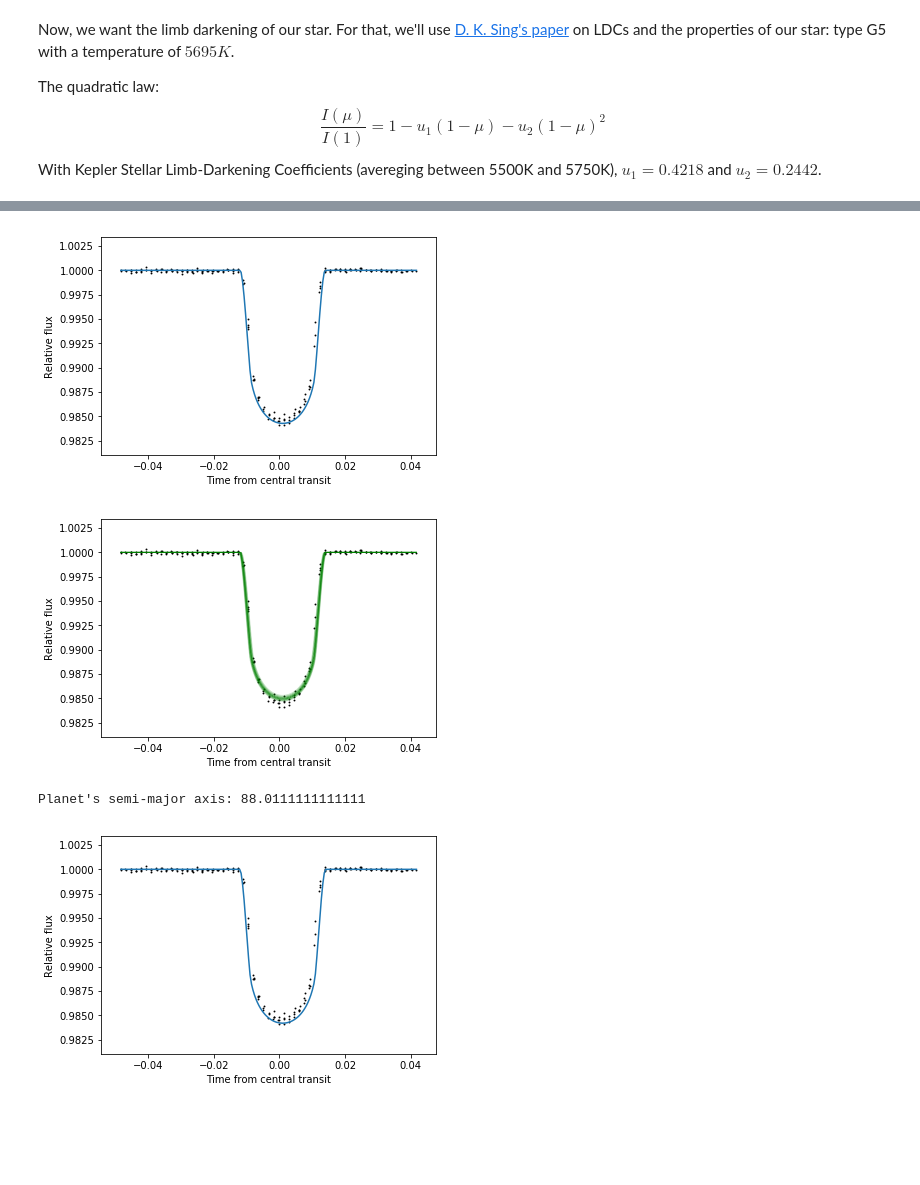
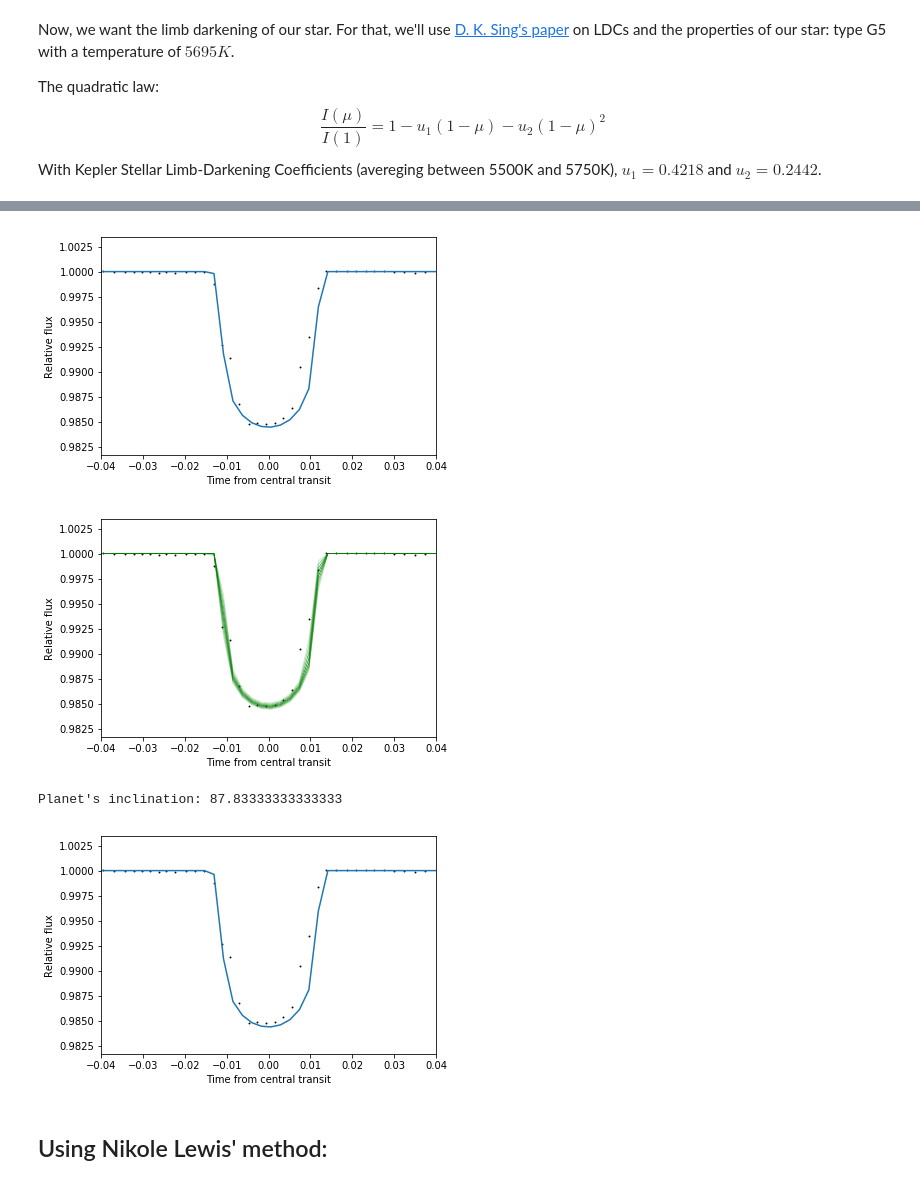
Before and after one commit to PierricJoulot/Astronomy, a Jupyter notebook: Lightcurves/EPIC228735255/EPIC228735255.ipynb, the cells around one changed output, grey strips where cells are left out. Saved outputs shown, nothing was run; the diff lists cells and outputs as text; code cells hidden in the pictures; blank space fills up the shorter version.

```diff
--- a/Lightcurves/EPIC228735255/EPIC228735255.ipynb
+++ b/Lightcurves/EPIC228735255/EPIC228735255.ipynb
@@ -177,6 +192,6 @@ import batman
 # %%
 params = batman.TransitParams()
-params.t0 = 0.001                      #time of inferior conjunction
+params.t0 = 0                      #time of inferior conjunction
 params.per = abs(lcf[-1].phase - lcf[0].phase)                      #orbital period
 params.rp = 0.126                      #planet radius (in units of stellar radii)
 params.a = 13.54                     #semi-major axis (in units of stellar radii)
@@ -188,2 +205,2 @@ params.limb_dark = "quadratic"
 # %%
-t = np.linspace(lc_transit[0].phase, lc_transit[-1].phase, len(lc_transit.flux))    #where the transit is
+t = np.linspace(lcf[0].phase, lcf[-1].phase, len(lcf.flux))    #where the transit is
@@ -210,12 +232,13 @@ for r in radii:
         diff = 0
         count = 0
         for f in new_flux:
-            diff += abs(lc_transit.flux[count]-f)
+            diff += abs(lcf.flux[count]-f)
             count += 1
         possible_radii.append([r,diff])
 
 
-plt.scatter(lc_transit.time, lc_transit.flux, s=.8, c='k')
+plt.scatter(lcf.time, lcf.flux, s=.8, c='k')
+plt.xlim([-0.04, 0.04]);
 plt.show()
 pos_min = 0
 for i in range(0,len(possible_radii)-1):
@@ -241,5 +265,5 @@ plt.show()
 # %%
-plt.scatter(lc_transit.time, lc_transit.flux, s=.8, c='k')
+plt.scatter(lcf.time, lcf.flux, s=.8, c='k')
 plt.xlabel("Time from central transit")
 plt.ylabel("Relative flux")
 axis = np.linspace(12, 15, 10)
@@ -251,10 +275,11 @@ for a in axis:
         diff = 0
         count = 0
         for f in new_flux:
-            diff += abs(lc_transit.flux[count]-f)
+            diff += abs(lcf.flux[count]-f)
             count += 1
         possible_axis.append([a,diff])
 
+plt.xlim([-0.04, 0.04]);
 plt.show()
 pos_min = 0
 for i in range(0,len(possible_axis)-1):
@@ -270,49 +295,54 @@ Planet's semi-major axis: 12.333333333333334
 m = batman.TransitModel(params, t)    #initializes model
 flux = m.light_curve(params)  #calculates light curve
 
-plt.scatter(lc_transit.time, lc_transit.flux, s=.8, c='k')
+plt.scatter(lcf.time, lcf.flux, s=.8, c='k')
+plt.xlim([-0.04, 0.04]);
 plt.plot(t, flux)
 plt.xlabel("Time from central transit")
 plt.ylabel("Relative flux")
 plt.show()
 # %% [output]
-[figure, old version]
+[figure, new version]
 # %%
-plt.scatter(lc_transit.time, lc_transit.flux, s=.8, c='k')
+plt.scatter(lcf.time, lcf.flux, s=.8, c='k')
 plt.xlabel("Time from central transit")
 plt.ylabel("Relative flux")
 incl = np.linspace(87.3, 88.1, 10)
 possible_inc = []
 for i in incl:
         params.inc = i                           #updates planet semi-major axis
         new_flux = m.light_curve(params)
         plt.plot(t, new_flux, alpha = 1 - abs(i - ((88.1+87.3)/2))/((88.1-87.3)/2), color='green', linewidth=0.8)
         diff = 0
         count = 0
         for f in new_flux:
-            diff += abs(lc_transit.flux[count]-f)
+            diff += abs(lcf.flux[count]-f)
             count += 1
         possible_inc.append([i,diff])
 
+plt.xlim([-0.04, 0.04]);
 plt.show()
 pos_min = 0
 for i in range(0,len(possible_inc)-1):
     if (possible_inc[i][1]<possible_inc[i+1][1] and possible_inc[i][1]<possible_inc[pos_min][1]):
         pos_min = i
 
-print("Planet's semi-major axis: " + str(possible_inc[pos_min][0]))
+print("Planet's inclination: " + str(possible_inc[pos_min][0]))
 params.i = possible_inc[pos_min][0]
 # %% [output]
-[figure, old version]
+[figure, new version]
-Planet's semi-major axis: 88.0111111111111
+Planet's inclination: 87.83333333333333
 # %%
 m = batman.TransitModel(params, t)    #initializes model
 flux = m.light_curve(params)  #calculates light curve
 
-plt.scatter(lc_transit.time, lc_transit.flux, s=.8, c='k')
+plt.scatter(lcf.time, lcf.flux, s=.8, c='k')
+plt.xlim([-0.04, 0.04]);
 plt.plot(t, flux)
 plt.xlabel("Time from central transit")
 plt.ylabel("Relative flux")
 plt.show()
 # %% [output]
-[figure, old version]
+[figure, new version]
+# %% [markdown]
+## Using Nikole Lewis' method:
```
Also changed, not shown: parts of 42 cells of this notebook, 26 other files.
